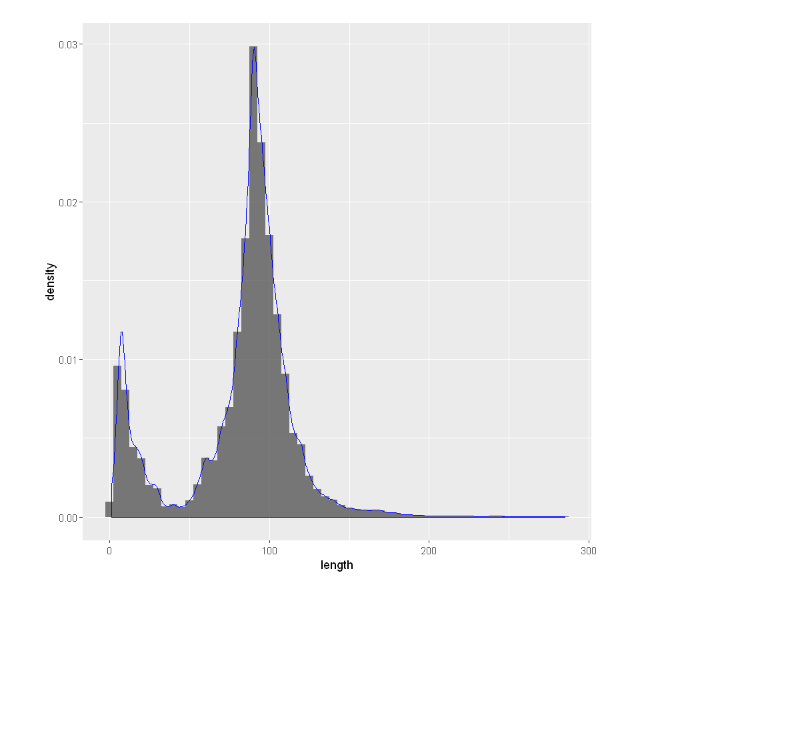
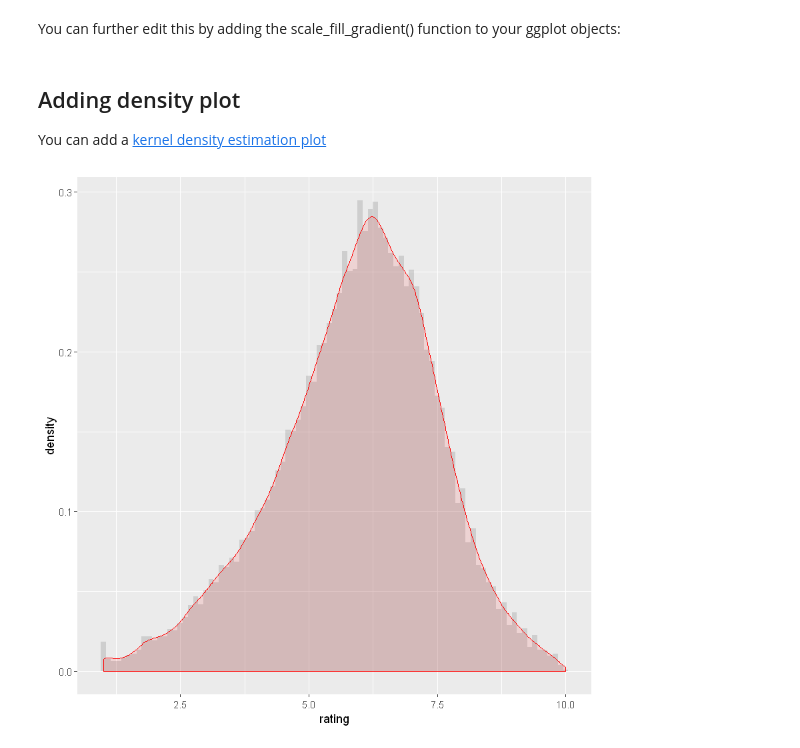
Before and after one commit to MichaelHotaling/Introduction-to-R, a Jupyter notebook: 40 Histograms in ggplot2.ipynb, the cells around one changed output. Drawn from its saved outputs; the diff is of its cells as text; code cells hidden in the pictures; blank space fills up the shorter version.

```diff
--- a/40 Histograms in ggplot2.ipynb
+++ b/40 Histograms in ggplot2.ipynb
@@ -67,0 +90,2 @@ Classes 'tbl_df', 'tbl' and 'data.frame':       58788 obs. of  24 variables:
+# %% [markdown]
+You can further edit this by adding the scale_fill_gradient() function to your ggplot objects:
@@ -68,6 +96,10 @@ Classes 'tbl_df', 'tbl' and 'data.frame':       58788 obs. of  24 variables:
+# %% [markdown]
+## Adding density plot
+You can add a [kernel density estimation plot](https://en.wikipedia.org/wiki/Kernel_density_estimation)
 # %%
-
-pl <- ggplot(df,aes(x=length))
-pl + geom_histogram(binwidth =5, alpha = 0.8, aes(y=..density..)) + geom_density(color='blue')
+# Adding Labels
+pl <- ggplot(movies,aes(x=rating))
+pl + geom_histogram(binwidth=0.1, alpha = 0.2, aes(y=..density..)) +
+geom_density(color='red', fill ='red', alpha = 0.1)
 # %% [output]
-[figure, old version]
+[figure, new version]
```
Also changed, not shown: parts of 17 cells of this notebook.
